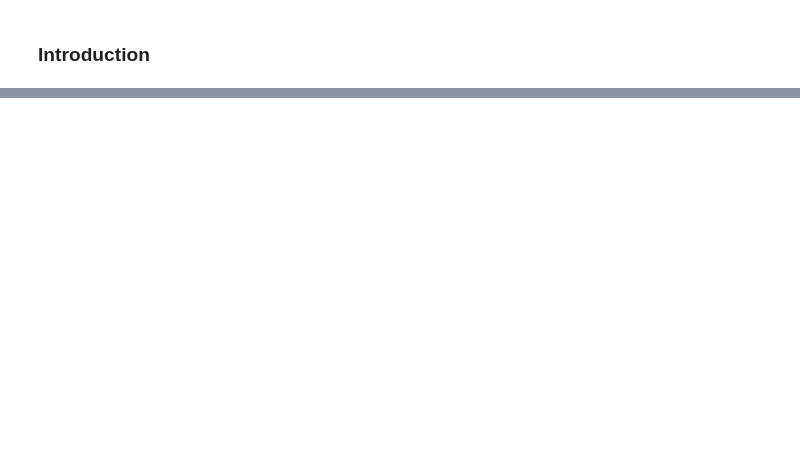
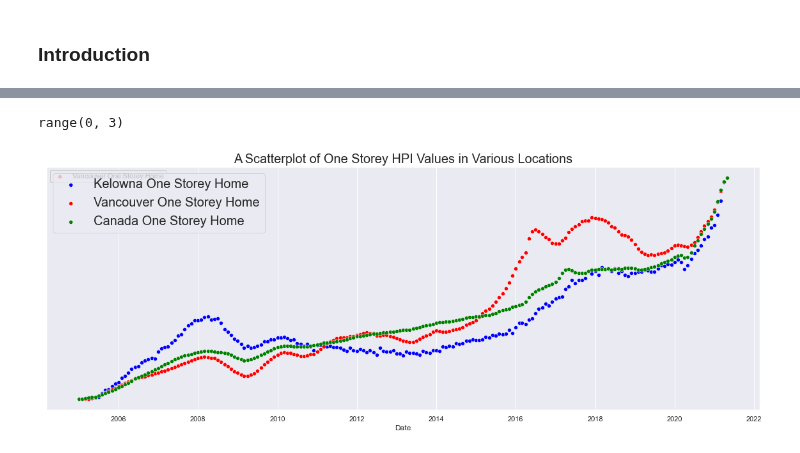
Before and after one commit to data301-2021-summer2/group-11-project, a Jupyter notebook: analysis/Shared/Task 4 Notebook.ipynb, the cells around one changed output, grey strips where cells are left out. Saved outputs shown, nothing was run; the diff lists cells and outputs as text; code cells hidden in the pictures; blank space fills up the shorter version.

```diff
--- a/analysis/Shared/Task 4 Notebook.ipynb
+++ b/analysis/Shared/Task 4 Notebook.ipynb
@@ -215,0 +215,5 @@ import matplotlib.pyplot as plt
+# %%
+pf.multiScatterPlot(MLS_BC_HPI_DF,[ 'Kelowna One Storey Home', 'Vancouver One Storey Home', 'Canada One Storey Home'], ['blue','red','green'],'A Scatterplot of One Storey HPI Values in Various Locations')
+# %% [output]
+range(0, 3)
+[figure, added]
```
Also changed, not shown: parts of 29 cells of this notebook, 1 other file.
